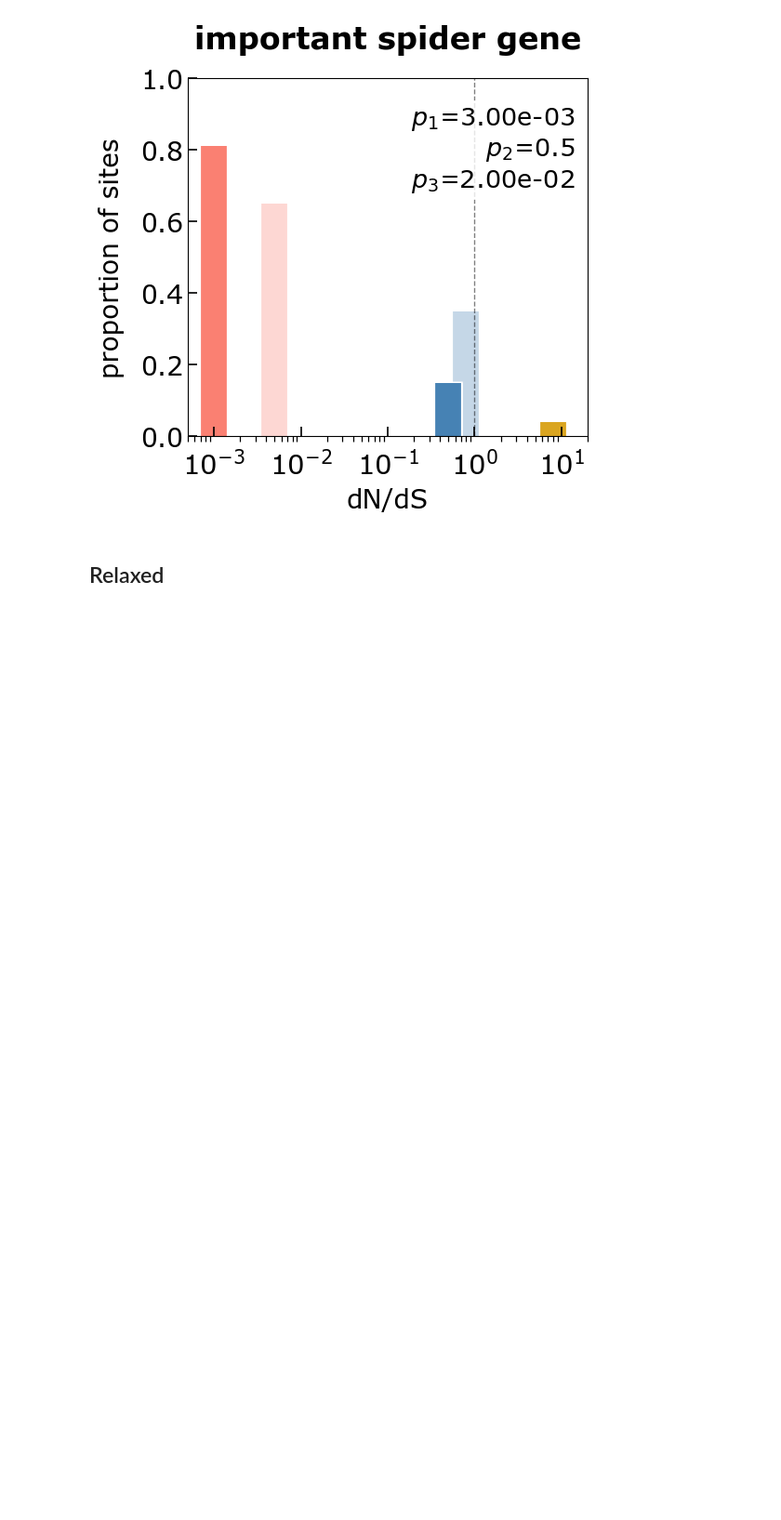
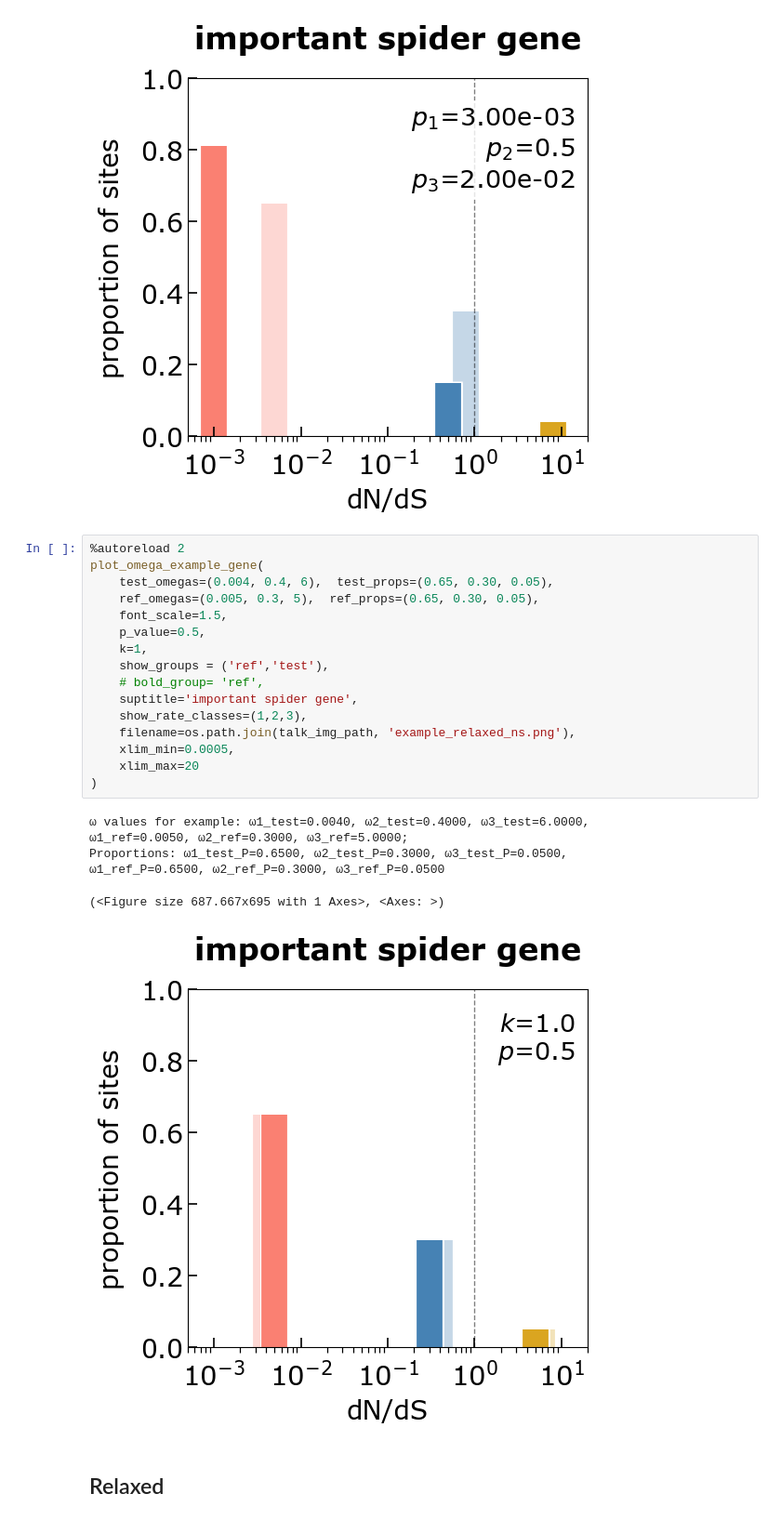
Before and after one commit to GordusLab/orb-selection, a Jupyter notebook: scripts/07_figures_tables/Hyphy Omega Plots.ipynb, the cells around one changed output. Shown at 93% size. Drawn from its saved outputs; the diff is of its cells as text; blank space fills up the shorter version.

```diff
--- a/scripts/07_figures_tables/Hyphy Omega Plots.ipynb
+++ b/scripts/07_figures_tables/Hyphy Omega Plots.ipynb
@@ -340,6 +340,29 @@ Proportions: ω1_test_P=0.8100, ω2_test_P=0.1500, ω3_test_P=0.0400,
 ω1_ref_P=0.6500, ω2_ref_P=0.3500, ω3_ref_P=0.0000
 (<Figure size 687.667x695 with 1 Axes>, <Axes: >)
 [figure]
+# %%
+%autoreload 2
+plot_omega_example_gene(
+    test_omegas=(0.004, 0.4, 6),  test_props=(0.65, 0.30, 0.05),
+    ref_omegas=(0.005, 0.3, 5),  ref_props=(0.65, 0.30, 0.05),
+    font_scale=1.5,
+    p_value=0.5,
+    k=1,
+    show_groups = ('ref','test'),
+    # bold_group= 'ref',
+    suptitle='important spider gene',
+    show_rate_classes=(1,2,3),
+    filename=os.path.join(talk_img_path, 'example_relaxed_ns.png'),
+    xlim_min=0.0005,
+    xlim_max=20
+)
+# %% [output]
+ω values for example: ω1_test=0.0040, ω2_test=0.4000, ω3_test=6.0000,
+ω1_ref=0.0050, ω2_ref=0.3000, ω3_ref=5.0000;
+Proportions: ω1_test_P=0.6500, ω2_test_P=0.3000, ω3_test_P=0.0500,
+ω1_ref_P=0.6500, ω2_ref_P=0.3000, ω3_ref_P=0.0500
+(<Figure size 687.667x695 with 1 Axes>, <Axes: >)
+[figure, added]
 # %% [markdown]
 ## Relaxed
 # %%
```
Also changed, not shown: 1 other file.
